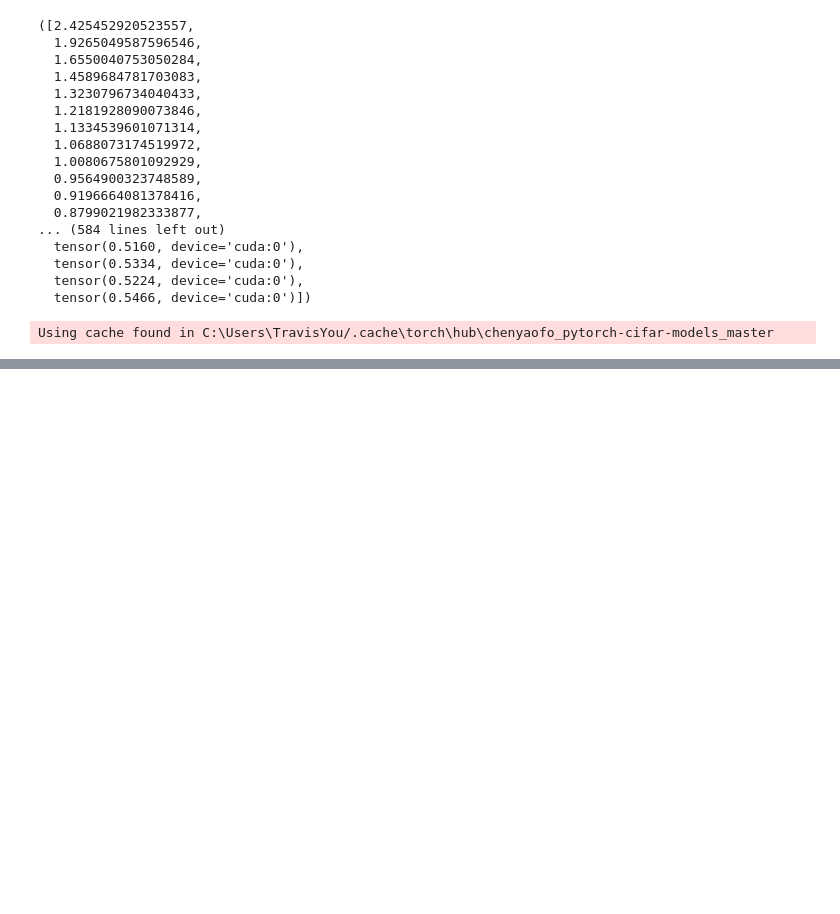
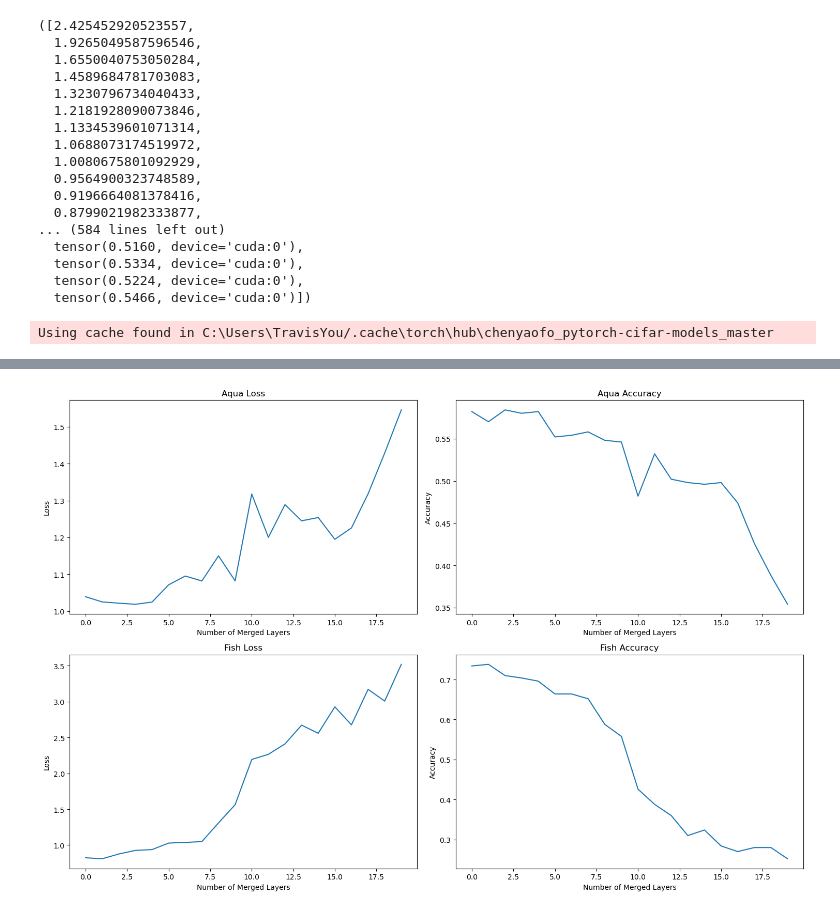
Before and after one commit to Siyu-Li-Tammy/ML_Project_CNN, a Jupyter notebook: cifar100pretrained.ipynb, the cells around one changed output, grey strips where cells are left out. Saved outputs shown, nothing was run; the diff lists cells and outputs as text; code cells hidden in the pictures; blank space fills up the shorter version.

Commit message:
added mergedmodel class; added pretrained finetuned model

```diff
--- a/cifar100pretrained.ipynb
+++ b/cifar100pretrained.ipynb
@@ -437,0 +461,11 @@ merged_model = merge_models(model_a, model_b, matched_rows, matched_cols)
+# %%
+# reload the aquatic and fish models
+aquatic_model = torch.load('aquatic_resnet20.pth', map_location='cuda')
+aquatic = torch.hub.load("chenyaofo/pytorch-cifar-models", "cifar100_resnet20", pretrained=False)
+aquatic.load_state_dict(aquatic_model['model_state_dict'])
+fish_model = torch.load('fish_resnet20.pth', map_location='cuda')
+fish = torch.hub.load("chenyaofo/pytorch-cifar-models", "cifar100_resnet20", pretrained=False)
+fish.load_state_dict(fish_model['model_state_dict'])
+# evaluate the aquatic and fish models on dataset aqua and fish
+aqua_loss, aqua_acc = test(aquatic, aqua_testloader)
+fish_loss, fish_acc = test(fish, fish_testloader)
@@ -437,0 +477,8 @@ merged_model = merge_models(model_a, model_b, matched_rows, matched_cols)
+# %%
+# Initialize the merged model with model aqua and fish
+merged_model = MergedModel(aquatic, fish)
+# Merge the first 5 pairs of conv2d layers
+merged_model.merge_layers(2)
+# Test the two partial merge models on dataset aqua and fish respectively
+aqua_loss, aqua_acc = test(merged_model.partial_merge_model1, aqua_testloader)
+fish_loss, fish_acc = test(merged_model.partial_merge_model2, fish_testloader)
@@ -437,0 +488,41 @@ merged_model = merge_models(model_a, model_b, matched_rows, matched_cols)
+# %%
+import matplotlib.pyplot as plt
+# Reinitialize the merged model with model fish and aqua
+merged_model = MergedModel(aquatic, fish)
+# Merge all the conv2d layers one by one and evaluate the two partial merge models on dataset aqua and fish respectively
+# add loss and accuracy list for aqua and fish
+aqua_loss_list = []
+aqua_acc_list = []
+fish_loss_list = []
+fish_acc_list = []
+for i in range(20):
+    merged_model.merge_layers(i)
+    aqua_loss, aqua_acc = test(merged_model.partial_merge_model1, aqua_testloader)
+    fish_loss, fish_acc = test(merged_model.partial_merge_model2, fish_testloader)
+    # append loss and accuracy to the list
+    aqua_loss_list.append(aqua_loss)
+    aqua_acc_list.append(aqua_acc)
+    fish_loss_list.append(fish_loss)
+    fish_acc_list.append(fish_acc)
+# plot the loss and accuracy of the two partial merge models on dataset aqua and fish respectively
+# make it a 2x2 plot with x-axis as the number of merged layers and y-axis as the loss or accuracy
+fig, axs = plt.subplots(2, 2, figsize=(15, 10))
+axs[0, 0].plot(range(20), aqua_loss_list)
+axs[0, 0].set_title('Aqua Loss')
+axs[0, 0].set_xlabel('Number of Merged Layers')
+axs[0, 0].set_ylabel('Loss')
+axs[0, 1].plot(range(20), aqua_acc_list)
+axs[0, 1].set_title('Aqua Accuracy')
+axs[0, 1].set_xlabel('Number of Merged Layers')
+axs[0, 1].set_ylabel('Accuracy')
+axs[1, 0].plot(range(20), fish_loss_list)
+axs[1, 0].set_title('Fish Loss')
+axs[1, 0].set_xlabel('Number of Merged Layers')
+axs[1, 0].set_ylabel('Loss')
+axs[1, 1].plot(range(20), fish_acc_list)
+axs[1, 1].set_title('Fish Accuracy')
+axs[1, 1].set_xlabel('Number of Merged Layers')
+axs[1, 1].set_ylabel('Accuracy')
+plt.tight_layout()
+plt.show()
+# %% [output]
@@ -437,0 +546 @@ merged_model = merge_models(model_a, model_b, matched_rows, matched_cols)
+[figure, added]
```
Also changed, not shown: parts of 17 cells of this notebook, 4 other files.
